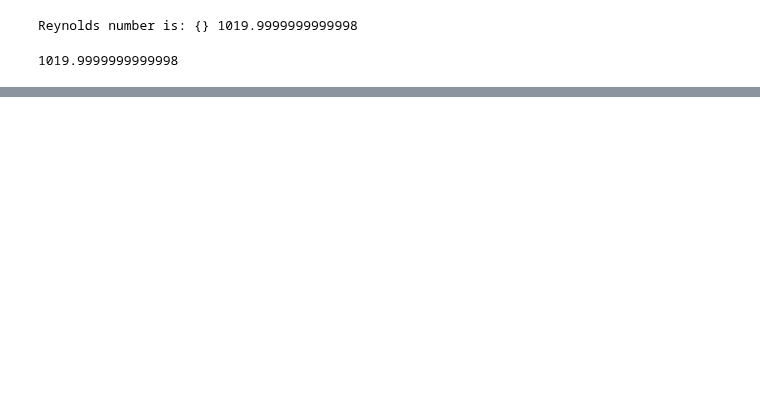
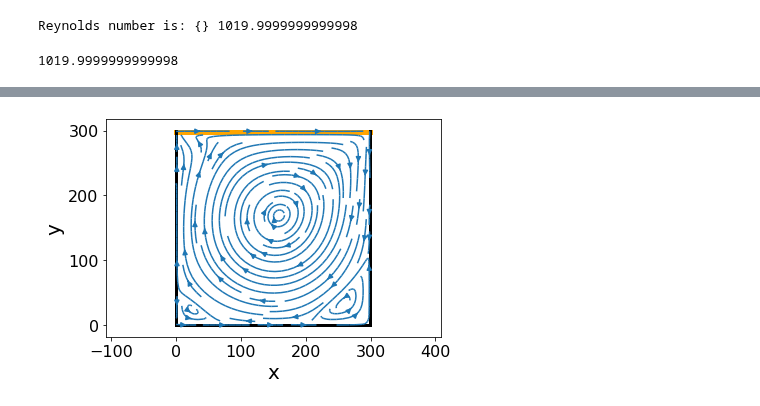
Before and after one commit to jonas27/pylbm, a Jupyter notebook: milestones/m6/m6.ipynb, the cells around one changed output, grey strips where cells are left out. Drawn from its saved outputs; the diff is of its cells as text; code cells hidden in the pictures; blank space fills up the shorter version.

```diff
--- a/milestones/m6/m6.ipynb
+++ b/milestones/m6/m6.ipynb
@@ -92,0 +110,48 @@ for i in range(steps, len(velocities), steps):
+# %%
+import matplotlib.pyplot as plt
+import numpy as np
+from matplotlib import animation, rc
+from matplotlib.animation import FuncAnimation
+
+x_dim = 300
+y_dim = 300
+epochs = 100000
+omega = 1.7
+top_vel = 0.1
+path = "./vels.npy"
+velocities = np.load(path)
+
+rc("animation", html="html5")
+
+
+def animate(t):
+    v = velocities[t]
+    ax.clear()
+    # ax.plot(np.arange(x_dim), np.zeros((x_dim)) + y_dim - 0.5, color="black", linewidth=3.0)
+    ax.plot(np.arange(x_dim), np.zeros((x_dim)) + y_dim - 1.5, color="orange", linewidth=5.0)
+    ax.plot(np.arange(x_dim), np.zeros((x_dim)) + 0.5, color="black", linewidth=3.0)
+    ax.plot(np.zeros(y_dim) + 0.5, np.arange((y_dim)), color="black", linewidth=3.0)
+    ax.plot(np.zeros(y_dim) + x_dim - 1.5, np.arange((y_dim)), color="black", linewidth=3.0)
+    # ax.set_xticks(np.arange(0, x_dim, x_dim / 10))
+    # ax.set_yticks(np.arange(0, y_dim, y_dim / 10))
+    # ax.grid(True)
+    ax.axis("equal")
+    # streamplot is really slow at big grids
+    strm = ax.streamplot(np.arange(x_dim), np.arange(y_dim), v[0, :, :].T, v[1, :, :].T, cmap="autumn")
+    # fig.colorbar(strm.lines)
+    # ax.set_title("t={}".format((t)*1000))
+    ax.set_xlabel("x")
+    ax.set_ylabel("y")
+
+
+fig, ax = plt.subplots()
+# framesiterable, int, generator function, or None, optional -- Source of data to pass func and each frame of the animation
+# intervalint, default: 200 -- Delay between frames in milliseconds.
+ani = FuncAnimation(fig, animate, frames=100, interval=300, repeat=False)
+# writervideo = animation.FFMpegWriter(fps=1)
+ani.save("./m6.gif", writer="imagemagick", fps=30)
+# ani.save("./here.mp4", writer=writervideo)
+# plt.show()
+plt.close()
+# %% [output]
+[figure, added]
```
Also changed, not shown: parts of 5 cells of this notebook, 3 other files.
